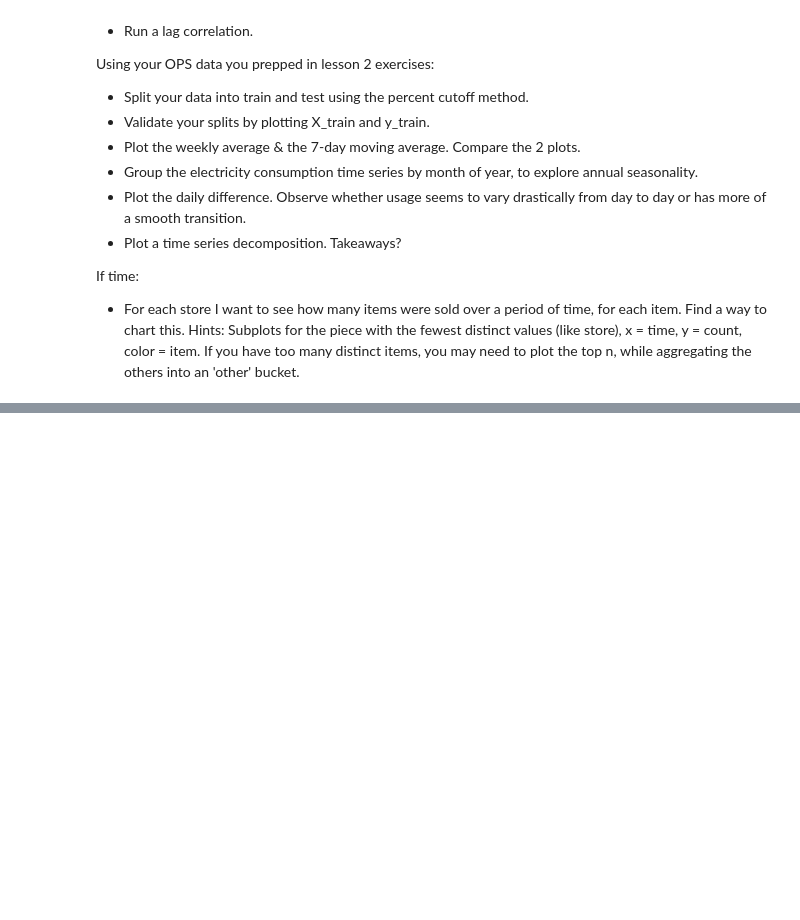
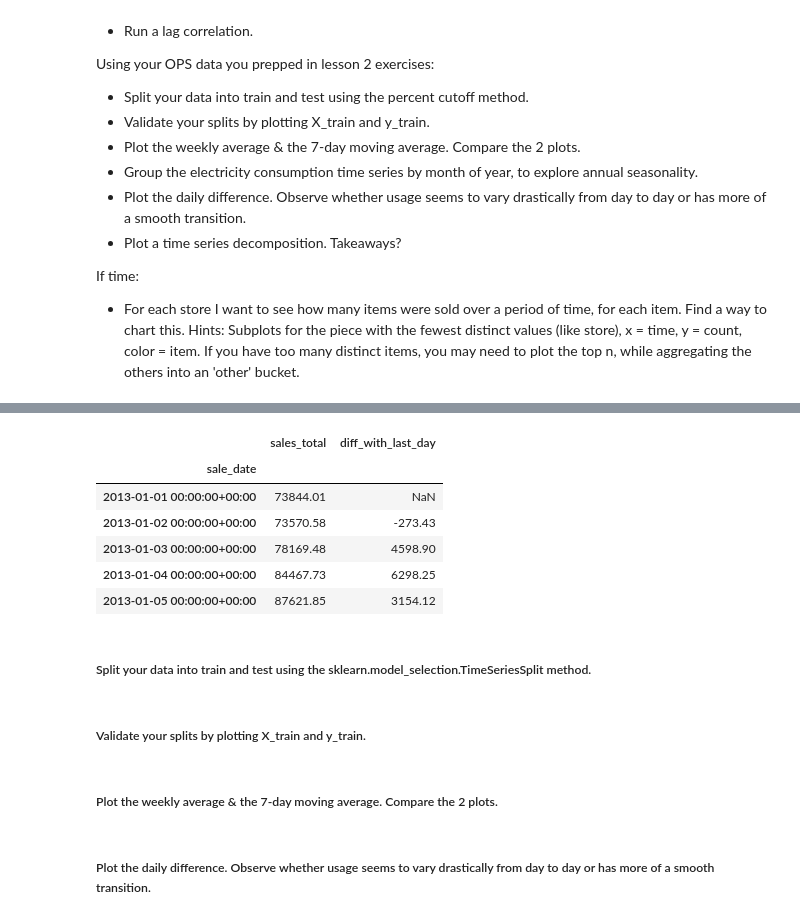
Before and after one commit to misty-garcia/ds-methodologies-exercises, a Jupyter notebook: time_series/explore-exercise.ipynb, the cells around one changed output, grey strips where cells are left out. Cells and saved outputs as stored; diff of their text form; code cells hidden in the pictures; blank space fills up the shorter version.

```diff
--- a/time_series/explore-exercise.ipynb
+++ b/time_series/explore-exercise.ipynb
@@ -24,0 +55,13 @@ If time:
+# %%
+by_day = prepare.get_sales_by_day(df)
+by_day.head()
+# %% [output]
+|  | sales_total | diff_with_last_day |
+| sale_date |  |  |
+| 2013-01-01 00:00:00+00:00 | 73844.01 | NaN |
+| 2013-01-02 00:00:00+00:00 | 73570.58 | -273.43 |
+| 2013-01-03 00:00:00+00:00 | 78169.48 | 4598.90 |
+| 2013-01-04 00:00:00+00:00 | 84467.73 | 6298.25 |
+| 2013-01-05 00:00:00+00:00 | 87621.85 | 3154.12 |
+# %% [markdown]
+##### Split your data into train and test using the sklearn.model_selection.TimeSeriesSplit method.
@@ -24,0 +70,6 @@ If time:
+# %% [markdown]
+##### Validate your splits by plotting X_train and y_train.
+# %% [markdown]
+##### Plot the weekly average & the 7-day moving average. Compare the 2 plots.
+# %% [markdown]
+##### Plot the daily difference. Observe whether usage seems to vary drastically from day to day or has more of a smooth transition.
```
Also changed, not shown: parts of 7 cells of this notebook, 1 other file.
